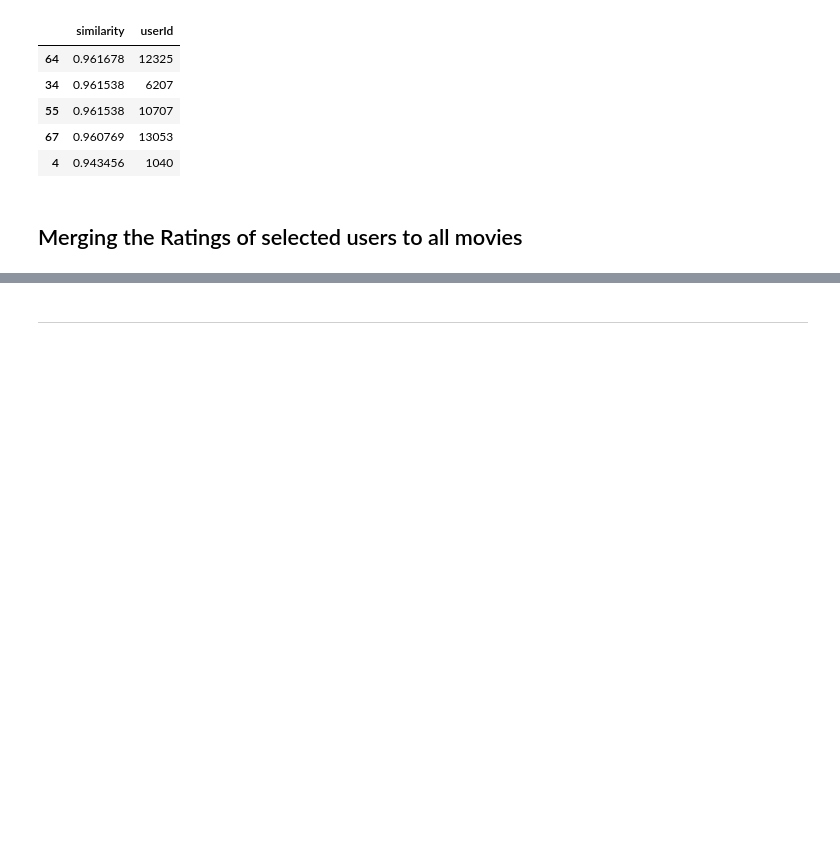
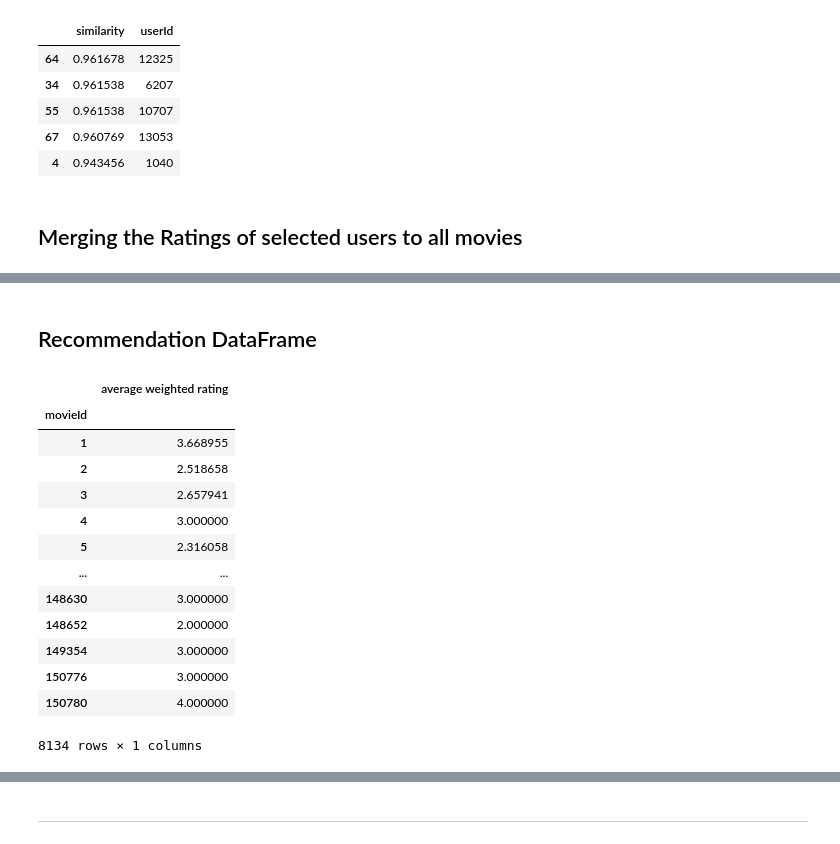
Before and after one commit to amir-azimi-dev/Machine-Learning, a Jupyter notebook: Recommenders/collaborative-filtering.ipynb, the cells around one changed output, grey strips where cells are left out. Drawn from its saved outputs; the diff is of its cells as text; code cells hidden in the pictures; blank space fills up the shorter version.

```diff
--- a/Recommenders/collaborative-filtering.ipynb
+++ b/Recommenders/collaborative-filtering.ipynb
@@ -236,0 +273,21 @@ selected_users_ratings
+# %% [markdown]
+## Recommendation DataFrame
+# %%
+recommendation_df = pd.DataFrame()
+recommendation_df["average weighted rating"] = sum_of_users_ratings_df["weighted-rating-sum"] / sum_of_users_ratings_df["similarity-sum"]
+recommendation_df
+# %% [output]
+|  | average weighted rating |
+| movieId |  |
+| 1 | 3.668955 |
+| 2 | 2.518658 |
+| 3 | 2.657941 |
+| 4 | 3.000000 |
+| 5 | 2.316058 |
+| ... | ... |
+| 148630 | 3.000000 |
+| 148652 | 2.000000 |
+| 149354 | 3.000000 |
+| 150776 | 3.000000 |
+| 150780 | 4.000000 |
+8134 rows × 1 columns
```
Also changed, not shown: parts of 13 cells of this notebook.
